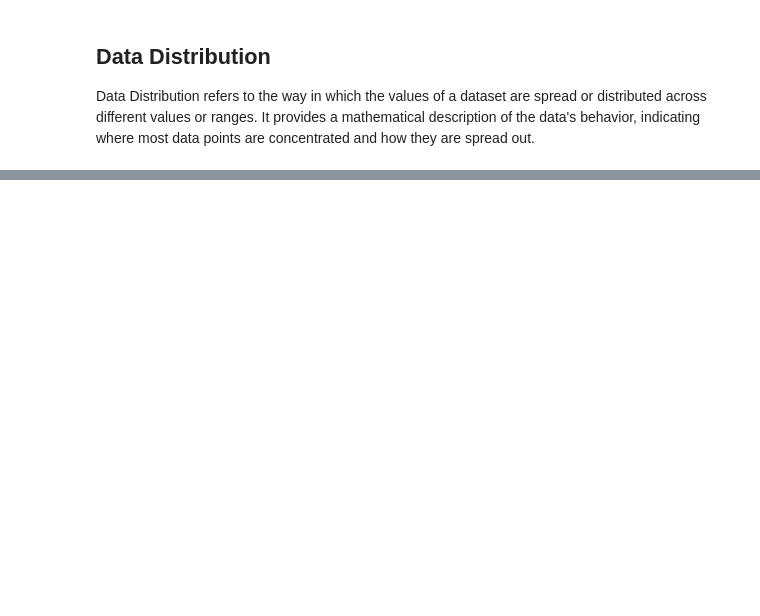
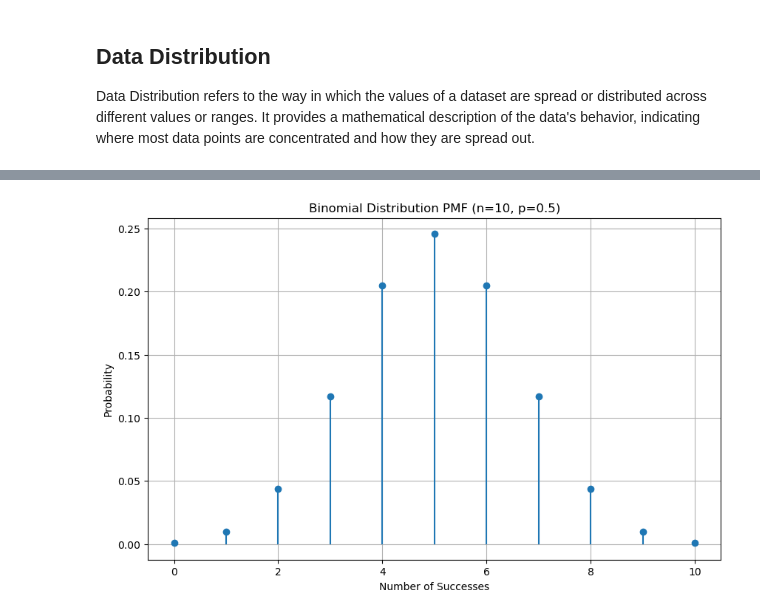
Before and after one commit to sorushikesh/coreDataScience, a Jupyter notebook: notebooks/stats/data_distribution.ipynb, the cells around one changed output, grey strips where cells are left out. Drawn from its saved outputs; the diff is of its cells as text; code cells hidden in the pictures; blank space fills up the shorter version.

Commit message:
Data Distribution

```diff
--- a/notebooks/stats/data_distribution.ipynb
+++ b/notebooks/stats/data_distribution.ipynb
@@ -65,0 +85,19 @@ plt.show()
+# %%
+# Parameters
+n = 10      # Number of trials
+p = 0.5     # Probability of success
+x = np.arange(0, n+1)  # All possible outcomes from 0 to n
+
+# PMF values
+pmf_vals = binom.pmf(x, n, p)
+
+# Plot
+plt.figure(figsize=(10, 6))
+plt.stem(x, pmf_vals, basefmt=" ")
+plt.title(f"Binomial Distribution PMF (n={n}, p={p})")
+plt.xlabel("Number of Successes")
+plt.ylabel("Probability")
+plt.grid(True)
+plt.show()
+# %% [output]
+[figure, added]
```
Also changed, not shown: parts of 10 cells of this notebook.
